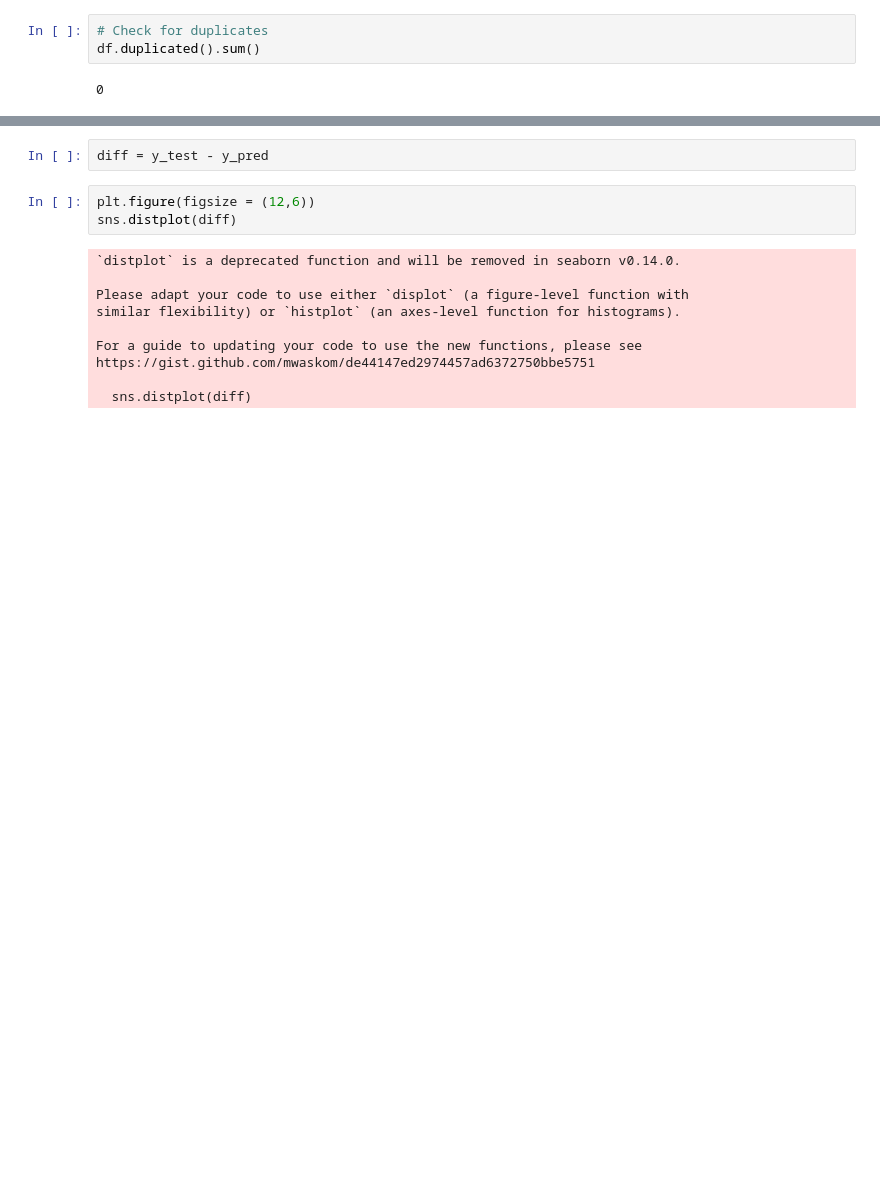
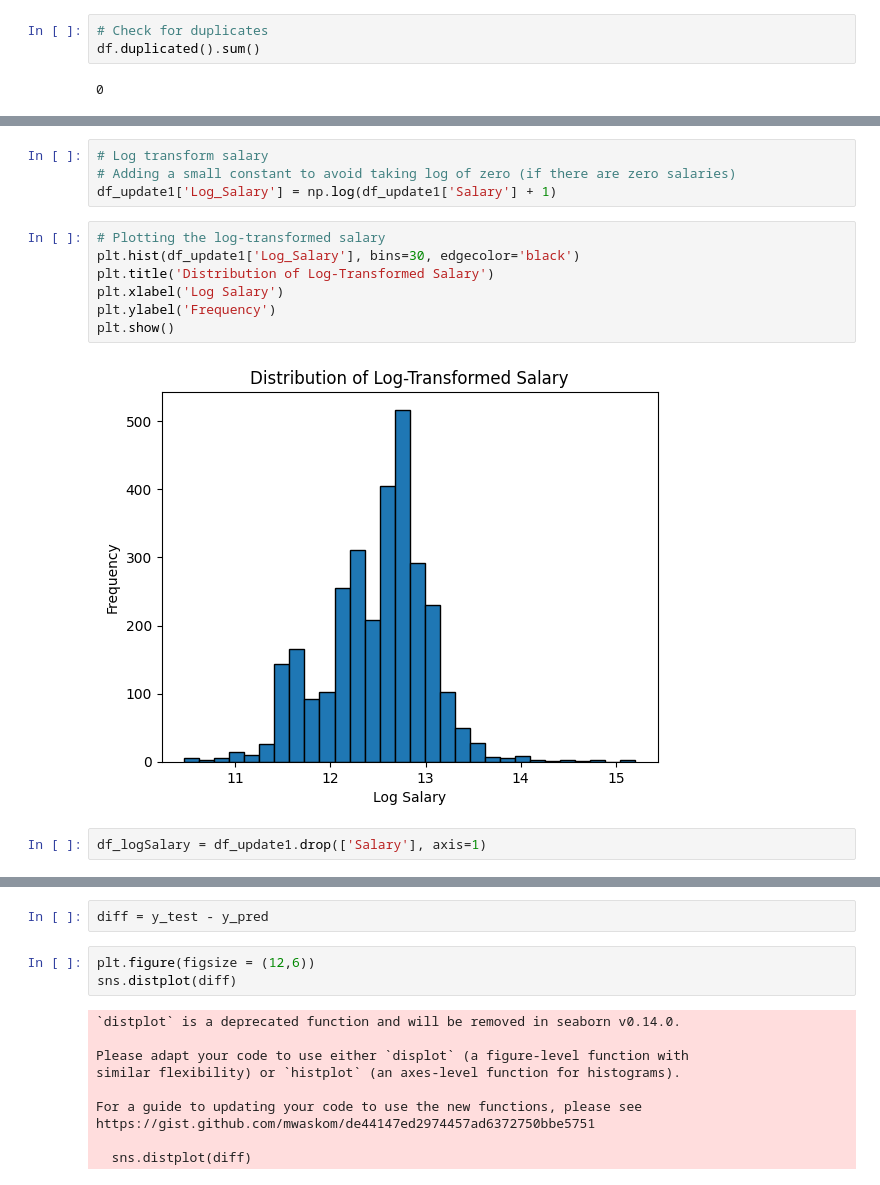
Before and after one commit to kevinegan31/Data-Science-Projects, a Jupyter notebook: Engineering_Graduate_Salary/Engineering_Graduate_Salary_Prediction.ipynb, the cells around one changed output, grey strips where cells are left out. Drawn from its saved outputs; the diff is of its cells as text; blank space fills up the shorter version.

```diff
--- a/Engineering_Graduate_Salary/Engineering_Graduate_Salary_Prediction.ipynb
+++ b/Engineering_Graduate_Salary/Engineering_Graduate_Salary_Prediction.ipynb
@@ -397,0 +458,15 @@ Root Mean Squared Error on the test set:  217075.73071934425
+# %%
+# Log transform salary
+# Adding a small constant to avoid taking log of zero (if there are zero salaries)
+df_update1['Log_Salary'] = np.log(df_update1['Salary'] + 1)
+# %%
+# Plotting the log-transformed salary
+plt.hist(df_update1['Log_Salary'], bins=30, edgecolor='black')
+plt.title('Distribution of Log-Transformed Salary')
+plt.xlabel('Log Salary')
+plt.ylabel('Frequency')
+plt.show()
+# %% [output]
+[figure, added]
+# %%
+df_logSalary = df_update1.drop(['Salary'], axis=1)
```
Also changed, not shown: parts of 96 cells of this notebook.
